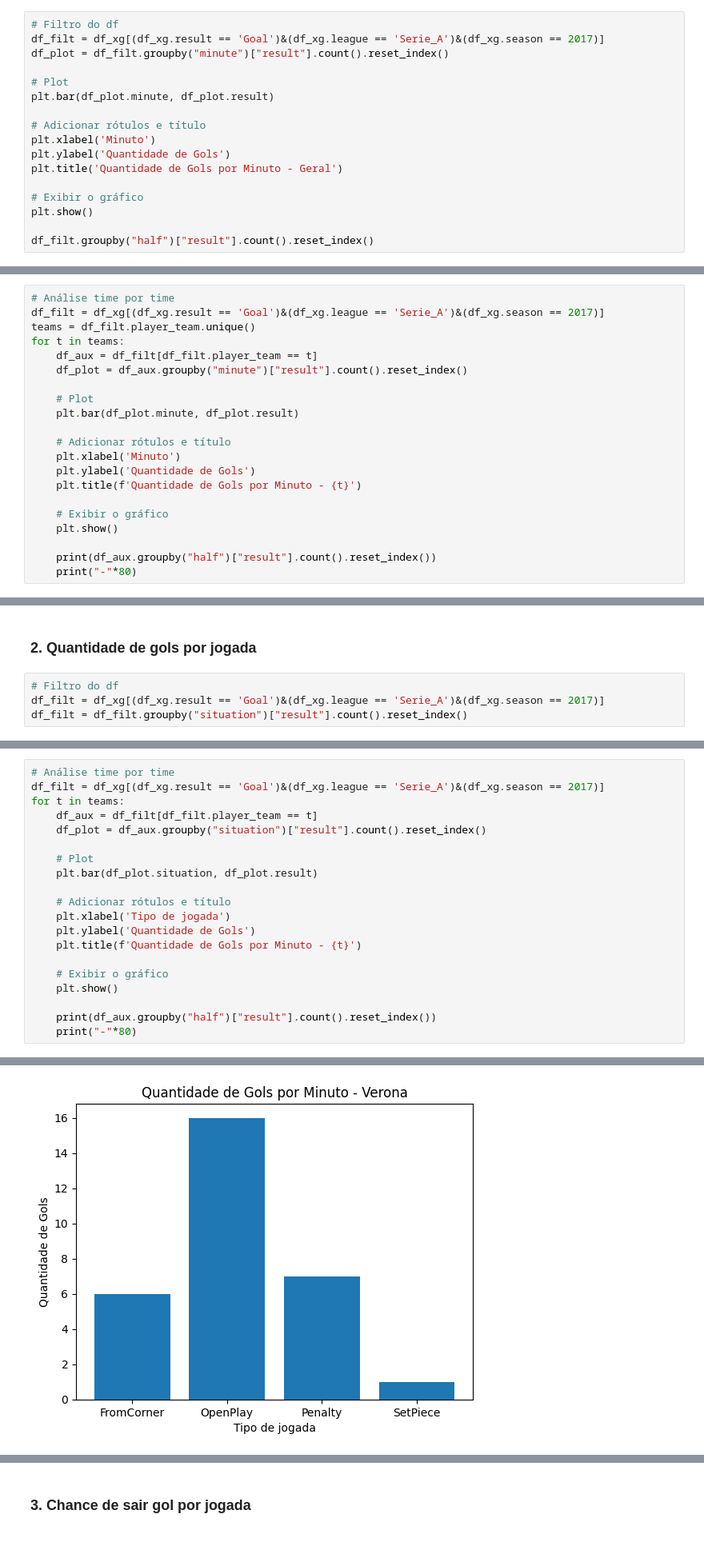
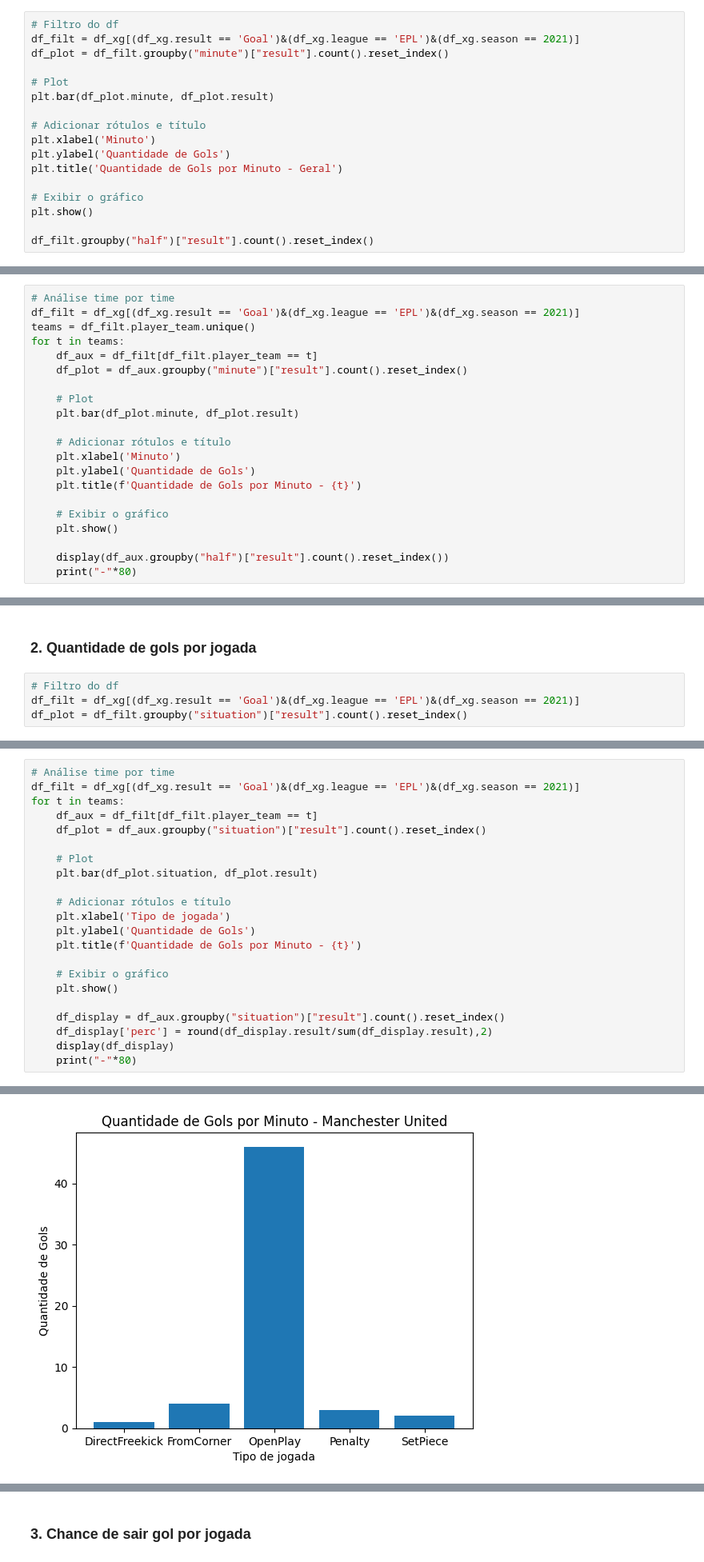
Before and after one commit to GabrielArai/TCC, a Jupyter notebook: notebooks/2-aed.ipynb, the cells around one changed output, grey strips where cells are left out. Shown at 80% size. Drawn from its saved outputs; the diff is of its cells as text.

```diff
--- a/notebooks/2-aed.ipynb
+++ b/notebooks/2-aed.ipynb
@@ -41,7 +43,7 @@ Todas as análises desse notebook serão relacionadas à temporada de 2017 da pr
 ### 1. Quantidade de gols por minuto
 # %%
 # Filtro do df
-df_filt = df_xg[(df_xg.result == 'Goal')&(df_xg.league == 'Serie_A')&(df_xg.season == 2017)]
+df_filt = df_xg[(df_xg.result == 'Goal')&(df_xg.league == 'EPL')&(df_xg.season == 2021)]
 df_plot = df_filt.groupby("minute")["result"].count().reset_index()
 
 # Plot
@@ -64,6 +66,6 @@ df_filt.groupby("half")["result"].count().reset_index()
 # %%
 # Análise time por time
-df_filt = df_xg[(df_xg.result == 'Goal')&(df_xg.league == 'Serie_A')&(df_xg.season == 2017)]
+df_filt = df_xg[(df_xg.result == 'Goal')&(df_xg.league == 'EPL')&(df_xg.season == 2021)]
 teams = df_filt.player_team.unique()
 for t in teams:
     df_aux = df_filt[df_filt.player_team == t]
@@ -80,6 +82,6 @@ for t in teams:
     # Exibir o gráfico
     plt.show()
 
-    print(df_aux.groupby("half")["result"].count().reset_index())
+    display(df_aux.groupby("half")["result"].count().reset_index())
     print("-"*80)
 # %% [output]
@@ -123,6 +115,6 @@ for t in teams:
 ### 2. Quantidade de gols por jogada
 # %%
 # Filtro do df
-df_filt = df_xg[(df_xg.result == 'Goal')&(df_xg.league == 'Serie_A')&(df_xg.season == 2017)]
-df_filt = df_filt.groupby("situation")["result"].count().reset_index()
+df_filt = df_xg[(df_xg.result == 'Goal')&(df_xg.league == 'EPL')&(df_xg.season == 2021)]
+df_plot = df_filt.groupby("situation")["result"].count().reset_index()
 # %%
@@ -140,6 +132,6 @@ plt.show()
 # %%
 # Análise time por time
-df_filt = df_xg[(df_xg.result == 'Goal')&(df_xg.league == 'Serie_A')&(df_xg.season == 2017)]
+df_filt = df_xg[(df_xg.result == 'Goal')&(df_xg.league == 'EPL')&(df_xg.season == 2021)]
 for t in teams:
     df_aux = df_filt[df_filt.player_team == t]
     df_plot = df_aux.groupby("situation")["result"].count().reset_index()
@@ -155,6 +147,8 @@ for t in teams:
     # Exibir o gráfico
     plt.show()
 
-    print(df_aux.groupby("half")["result"].count().reset_index())
+    df_display = df_aux.groupby("situation")["result"].count().reset_index()
+    df_display['perc'] = round(df_display.result/sum(df_display.result),2)
+    display(df_display)
     print("-"*80)
 # %% [output]
@@ -162 +162 @@ for t in teams:
-[figure, old version]
+[figure, new version]
```
Also changed, not shown: parts of 26 cells of this notebook, 1 other file.
